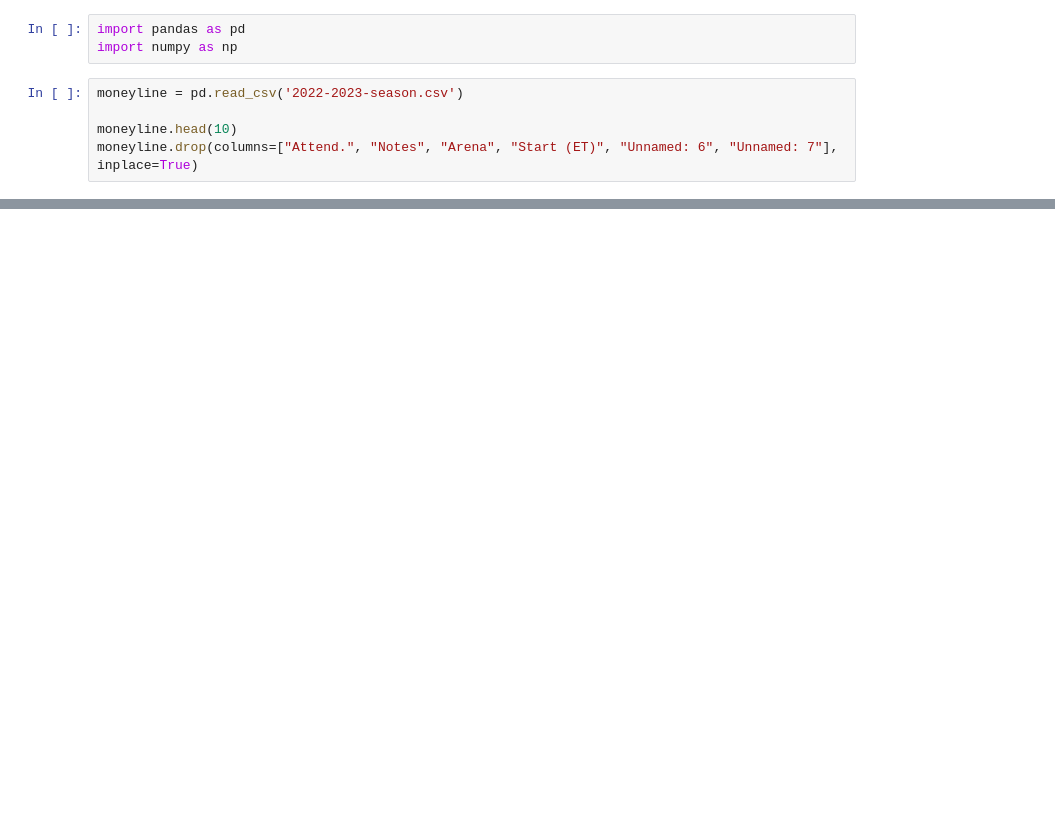
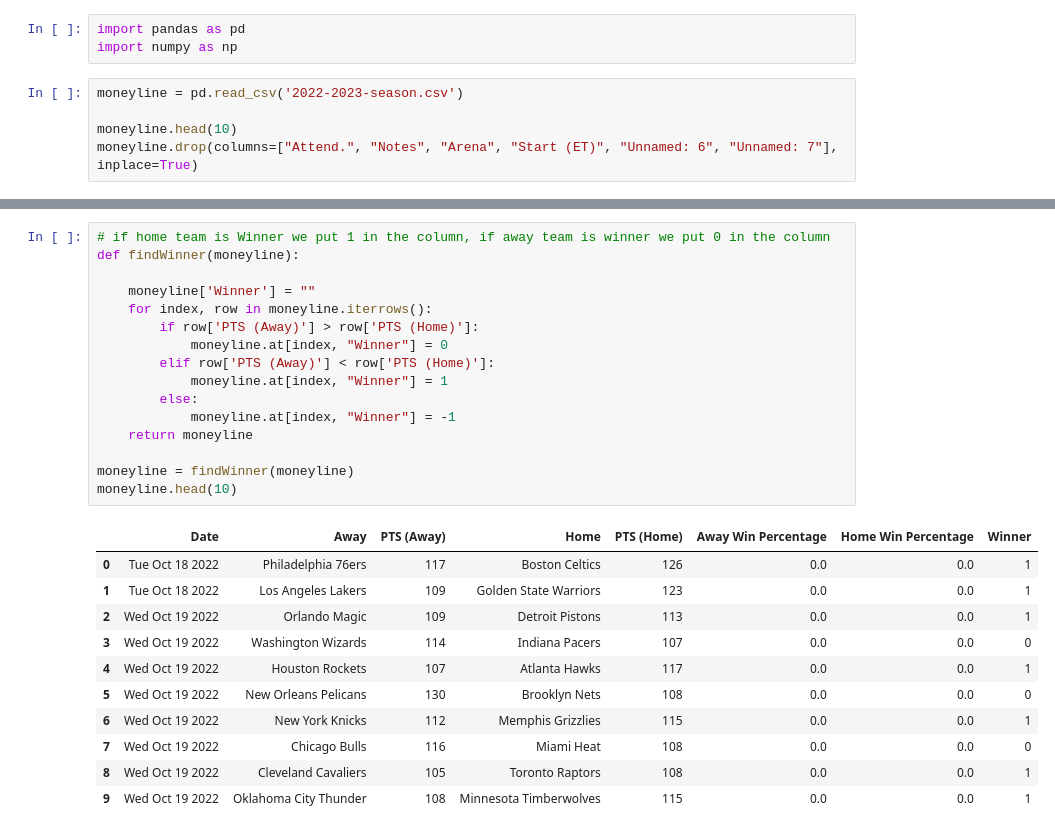
Before and after one commit to parminpatel28/MSCI-446-Project, a Jupyter notebook: moneyline/moneyline.ipynb, the cells around one changed output, grey strips where cells are left out. Cells and saved outputs as stored; diff of their text form; blank space fills up the shorter version.

```diff
--- a/moneyline/moneyline.ipynb
+++ b/moneyline/moneyline.ipynb
@@ -73,0 +74,28 @@ moneyline
+# %%
+# if home team is Winner we put 1 in the column, if away team is winner we put 0 in the column
+def findWinner(moneyline):
+
+    moneyline['Winner'] = ""
+    for index, row in moneyline.iterrows():
+        if row['PTS (Away)'] > row['PTS (Home)']:
+            moneyline.at[index, "Winner"] = 0
+        elif row['PTS (Away)'] < row['PTS (Home)']:
+            moneyline.at[index, "Winner"] = 1
+        else:
+            moneyline.at[index, "Winner"] = -1
+    return moneyline
+
+moneyline = findWinner(moneyline)
+moneyline.head(10)
+# %% [output]
+|  | Date | Away | PTS (Away) | Home | PTS (Home) | Away Win Percentage | Home Win Percentage | Winner |
+| 0 | Tue Oct 18 2022 | Philadelphia 76ers | 117 | Boston Celtics | 126 | 0.0 | 0.0 | 1 |
+| 1 | Tue Oct 18 2022 | Los Angeles Lakers | 109 | Golden State Warriors | 123 | 0.0 | 0.0 | 1 |
+| 2 | Wed Oct 19 2022 | Orlando Magic | 109 | Detroit Pistons | 113 | 0.0 | 0.0 | 1 |
+| 3 | Wed Oct 19 2022 | Washington Wizards | 114 | Indiana Pacers | 107 | 0.0 | 0.0 | 0 |
+| 4 | Wed Oct 19 2022 | Houston Rockets | 107 | Atlanta Hawks | 117 | 0.0 | 0.0 | 1 |
+| 5 | Wed Oct 19 2022 | New Orleans Pelicans | 130 | Brooklyn Nets | 108 | 0.0 | 0.0 | 0 |
+| 6 | Wed Oct 19 2022 | New York Knicks | 112 | Memphis Grizzlies | 115 | 0.0 | 0.0 | 1 |
+| 7 | Wed Oct 19 2022 | Chicago Bulls | 116 | Miami Heat | 108 | 0.0 | 0.0 | 0 |
+| 8 | Wed Oct 19 2022 | Cleveland Cavaliers | 105 | Toronto Raptors | 108 | 0.0 | 0.0 | 1 |
+| 9 | Wed Oct 19 2022 | Oklahoma City Thunder | 108 | Minnesota Timberwolves | 115 | 0.0 | 0.0 | 1 |
```
Also changed, not shown: parts of 3 cells of this notebook.
